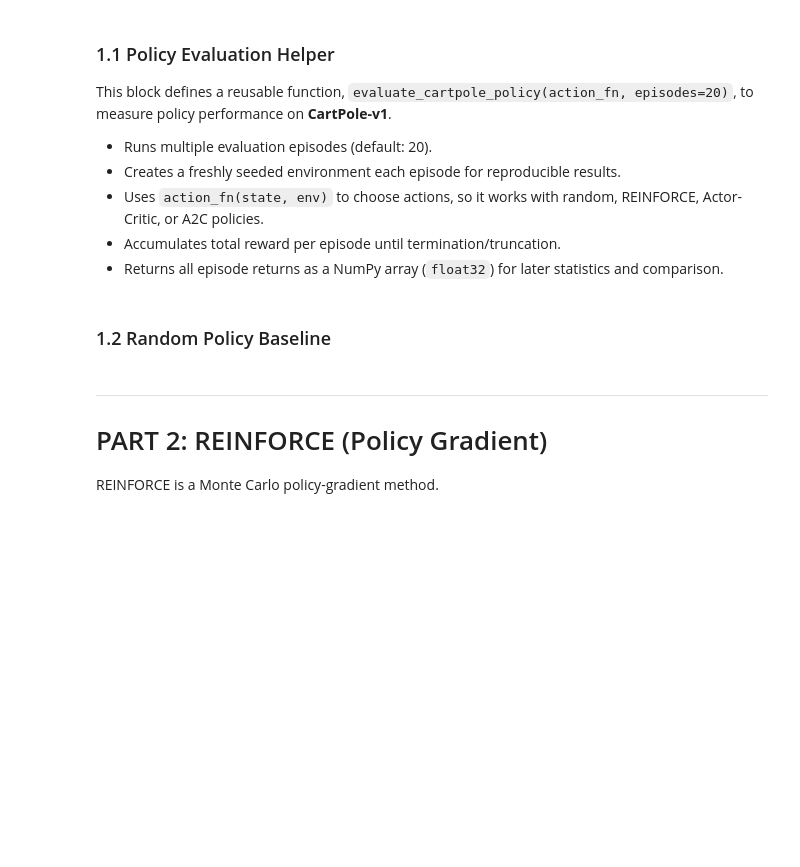
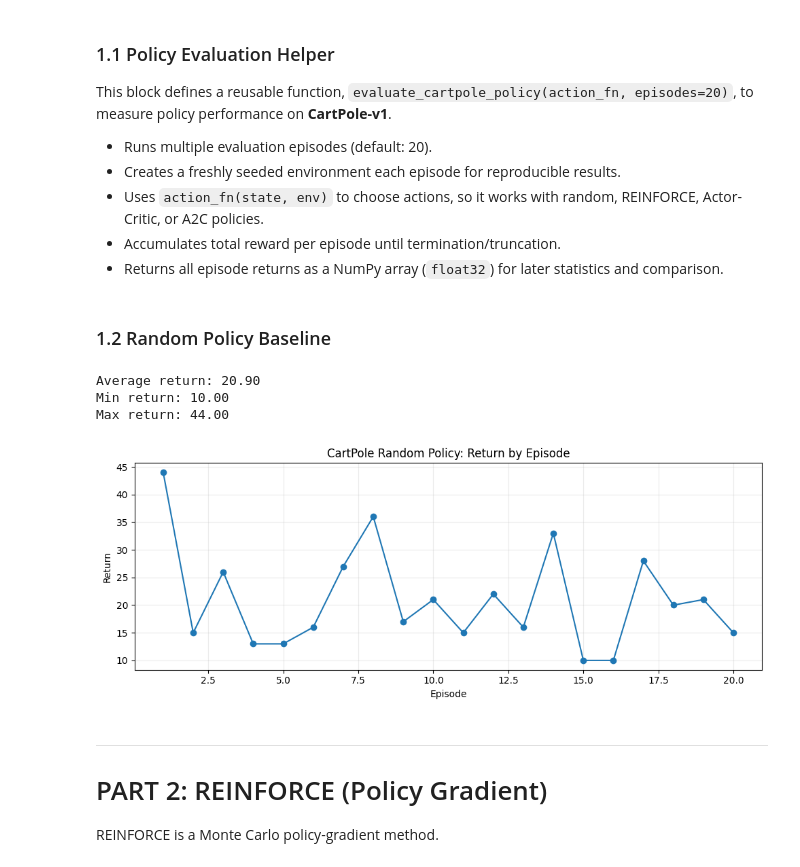
Before and after one commit to ovapil/RLNT549-Q21-Labs, a Jupyter notebook: LAB4/Lab4.1-st.ipynb, the cells around one changed output. Cells and saved outputs as stored; diff of their text form; code cells hidden in the pictures; blank space fills up the shorter version.

```diff
--- a/LAB4/Lab4.1-st.ipynb
+++ b/LAB4/Lab4.1-st.ipynb
@@ -164,34 +170,39 @@ for ep in range(20):
     env = make_cartpole_env(seed_offset=ep)
     state, _ = env.reset(seed=SEED + ep)
 
     done = False
     episode_return = 0.0
 
     # Rollout one episode using random actions
     while not done:
         ### YOU NEED TO WRITE YOUR CODE BELOW ###
-        action =
+        action = env.action_space.sample()
         state, reward, terminated, truncated, _ = env.step(action)
         episode_return += reward
         done = terminated or truncated
 
     random_returns.append(episode_return)
     env.close()
 
 random_returns = np.array(random_returns, dtype=np.float32)
 
 print(f'Average return: {random_returns.mean():.2f}')
 print(f'Min return: {random_returns.min():.2f}')
 print(f'Max return: {random_returns.max():.2f}')
 
 # Visualize episode-level returns
 plt.figure(figsize=(10, 4))
 plt.plot(np.arange(1, 21), random_returns, marker='o')
 plt.title('CartPole Random Policy: Return by Episode')
 plt.xlabel('Episode')
 plt.ylabel('Return')
 plt.tight_layout()
 plt.show()
+# %% [output]
+Average return: 20.90
+Min return: 10.00
+Max return: 44.00
+[figure, added]
 # %% [markdown]
 ---
 
```
Also changed, not shown: parts of 9 cells of this notebook.
